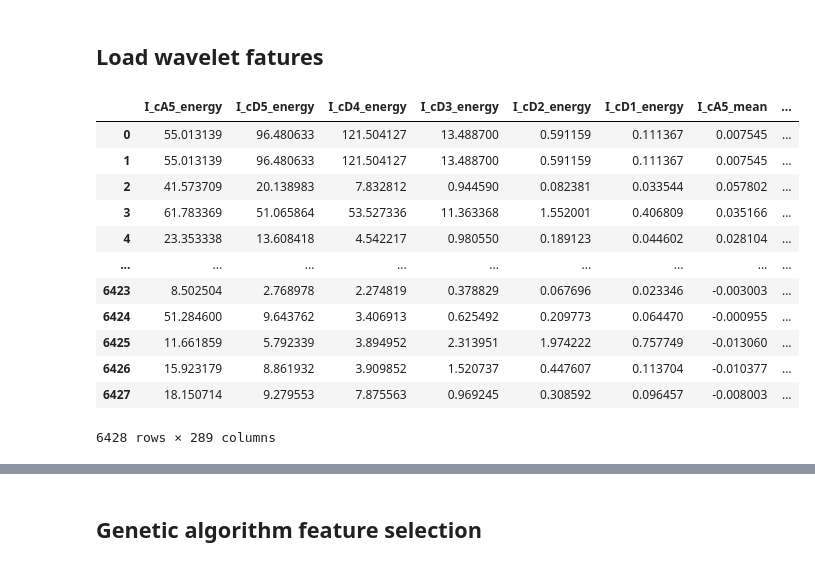
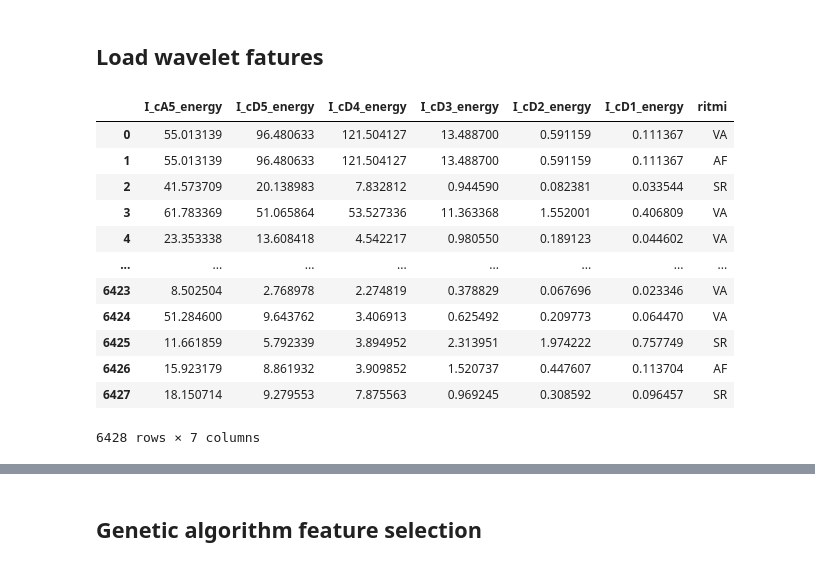
Before and after one commit to AGE90/atrial-fibrillation-detection, a Jupyter notebook: notebooks/04-AGE90-fature_selection.ipynb, the cells around one changed output, grey strips where cells are left out. Saved outputs shown, nothing was run; the diff lists cells and outputs as text; code cells hidden in the pictures.

```diff
--- a/notebooks/04-AGE90-fature_selection.ipynb
+++ b/notebooks/04-AGE90-fature_selection.ipynb
@@ -27,32 +31,35 @@ from sklearn_genetic import GAFeatureSelectionCV
 # %%
 make_data = MakeDataset()
 wavelet_features_DIR = path.data_raw_dir('ecg_features_wavelet.csv')
 wavelet_features = make_data.read_from_csv(wavelet_features_DIR)
+
+# Get only 1 derivation
+wavelet_features = wavelet_features.iloc[:, :6]
 
 target_DIR = path.data_raw_dir('coorteeqsrafva.csv')
 target = make_data.read_from_csv(target_DIR, sep=';')
 target = target['ritmi']
 
 dataset = pd.concat([wavelet_features, target], axis=1)
 display(dataset)
 
 build_features = BuildFeatures()
 X, y = build_features.features_target_split(
     dataset=dataset,
     drop_cols=['ritmi'],
     target='ritmi'
 )
 # %% [output]
-|  | I_cA5_energy | I_cD5_energy | I_cD4_energy | I_cD3_energy | I_cD2_energy | I_cD1_energy | I_cA5_mean | ... |
-| 0 | 55.013139 | 96.480633 | 121.504127 | 13.488700 | 0.591159 | 0.111367 | 0.007545 | ... |
-| 1 | 55.013139 | 96.480633 | 121.504127 | 13.488700 | 0.591159 | 0.111367 | 0.007545 | ... |
-| 2 | 41.573709 | 20.138983 | 7.832812 | 0.944590 | 0.082381 | 0.033544 | 0.057802 | ... |
-| 3 | 61.783369 | 51.065864 | 53.527336 | 11.363368 | 1.552001 | 0.406809 | 0.035166 | ... |
-| 4 | 23.353338 | 13.608418 | 4.542217 | 0.980550 | 0.189123 | 0.044602 | 0.028104 | ... |
-| ... | ... | ... | ... | ... | ... | ... | ... | ... |
-| 6423 | 8.502504 | 2.768978 | 2.274819 | 0.378829 | 0.067696 | 0.023346 | -0.003003 | ... |
-| 6424 | 51.284600 | 9.643762 | 3.406913 | 0.625492 | 0.209773 | 0.064470 | -0.000955 | ... |
-| 6425 | 11.661859 | 5.792339 | 3.894952 | 2.313951 | 1.974222 | 0.757749 | -0.013060 | ... |
-| 6426 | 15.923179 | 8.861932 | 3.909852 | 1.520737 | 0.447607 | 0.113704 | -0.010377 | ... |
-| 6427 | 18.150714 | 9.279553 | 7.875563 | 0.969245 | 0.308592 | 0.096457 | -0.008003 | ... |
+|  | I_cA5_energy | I_cD5_energy | I_cD4_energy | I_cD3_energy | I_cD2_energy | I_cD1_energy | ritmi |
+| 0 | 55.013139 | 96.480633 | 121.504127 | 13.488700 | 0.591159 | 0.111367 | VA |
+| 1 | 55.013139 | 96.480633 | 121.504127 | 13.488700 | 0.591159 | 0.111367 | AF |
+| 2 | 41.573709 | 20.138983 | 7.832812 | 0.944590 | 0.082381 | 0.033544 | SR |
+| 3 | 61.783369 | 51.065864 | 53.527336 | 11.363368 | 1.552001 | 0.406809 | VA |
+| 4 | 23.353338 | 13.608418 | 4.542217 | 0.980550 | 0.189123 | 0.044602 | VA |
+| ... | ... | ... | ... | ... | ... | ... | ... |
+| 6423 | 8.502504 | 2.768978 | 2.274819 | 0.378829 | 0.067696 | 0.023346 | VA |
+| 6424 | 51.284600 | 9.643762 | 3.406913 | 0.625492 | 0.209773 | 0.064470 | VA |
+| 6425 | 11.661859 | 5.792339 | 3.894952 | 2.313951 | 1.974222 | 0.757749 | SR |
+| 6426 | 15.923179 | 8.861932 | 3.909852 | 1.520737 | 0.447607 | 0.113704 | AF |
+| 6427 | 18.150714 | 9.279553 | 7.875563 | 0.969245 | 0.308592 | 0.096457 | SR |
-6428 rows × 289 columns
+6428 rows × 7 columns
```
Also changed, not shown: parts of 6 cells of this notebook, 9 other files.
